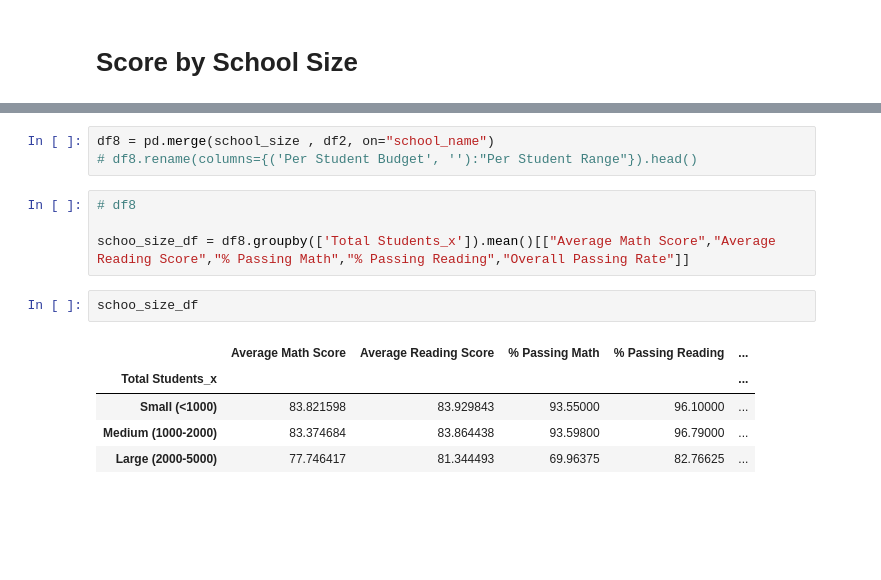
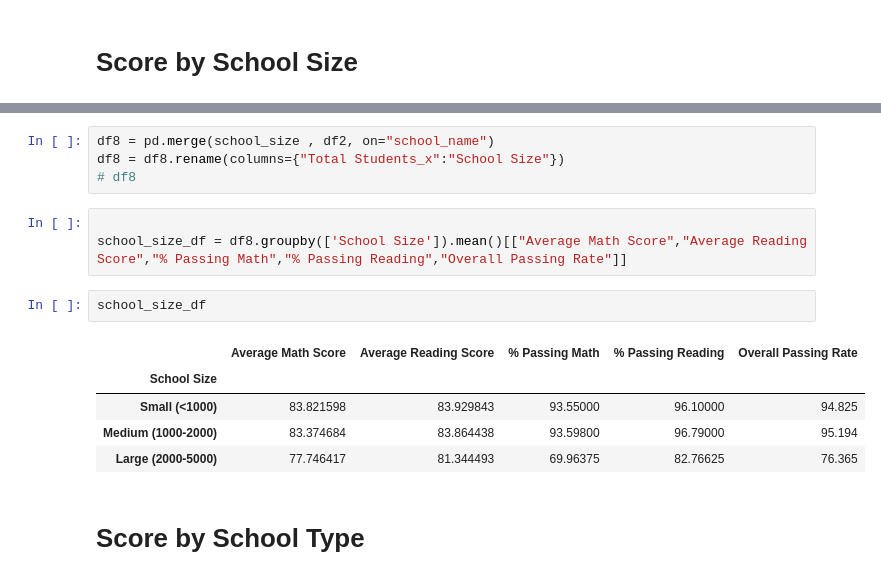
Before and after one commit to mtbulut/pandas-challenge, a Jupyter notebook: PyCitySchools_memet.ipynb, the cells around one changed output, grey strips where cells are left out. Drawn from its saved outputs; the diff is of its cells as text; blank space fills up the shorter version.

Commit message:
Score by school size is totally completed

```diff
--- a/PyCitySchools_memet.ipynb
+++ b/PyCitySchools_memet.ipynb
@@ -408,15 +390,17 @@ school_size
 # %%
 df8 = pd.merge(school_size , df2, on="school_name")
-# df8.rename(columns={('Per Student Budget', ''):"Per Student Range"}).head()
+df8 = df8.rename(columns={"Total Students_x":"School Size"})
+# df8
 # %%
-# df8
 
-schoo_size_df = df8.groupby(['Total Students_x']).mean()[["Average Math Score","Average Reading Score","% Passing Math","% Passing Reading","Overall Passing Rate"]]
+school_size_df = df8.groupby(['School Size']).mean()[["Average Math Score","Average Reading Score","% Passing Math","% Passing Reading","Overall Passing Rate"]]
-# %%
-schoo_size_df
-# %% [output]
-|  | Average Math Score | Average Reading Score | % Passing Math | % Passing Reading | ... |
-| Total Students_x |  |  |  |  | ... |
-| Small (<1000) | 83.821598 | 83.929843 | 93.55000 | 96.10000 | ... |
-| Medium (1000-2000) | 83.374684 | 83.864438 | 93.59800 | 96.79000 | ... |
-| Large (2000-5000) | 77.746417 | 81.344493 | 69.96375 | 82.76625 | ... |
+# %%
+school_size_df
+# %% [output]
+|  | Average Math Score | Average Reading Score | % Passing Math | % Passing Reading | Overall Passing Rate |
+| School Size |  |  |  |  |  |
+| Small (<1000) | 83.821598 | 83.929843 | 93.55000 | 96.10000 | 94.825 |
+| Medium (1000-2000) | 83.374684 | 83.864438 | 93.59800 | 96.79000 | 95.194 |
+| Large (2000-5000) | 77.746417 | 81.344493 | 69.96375 | 82.76625 | 76.365 |
+# %% [markdown]
+# Score by School Type
```
Also changed, not shown: parts of 1 cell of this notebook.
